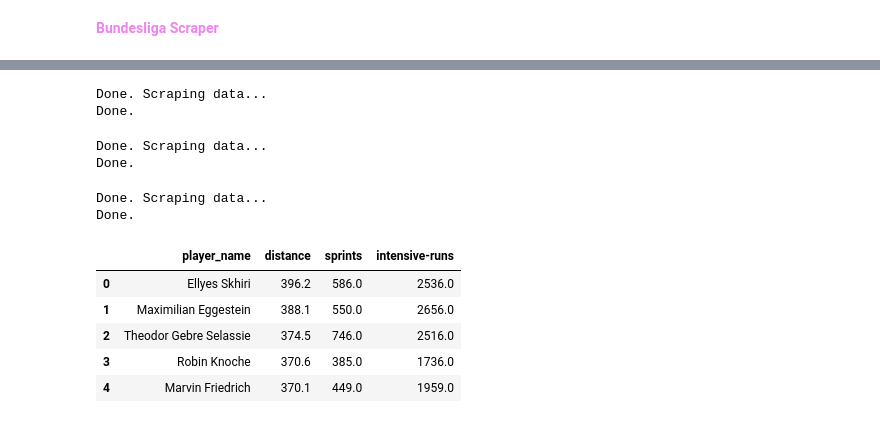
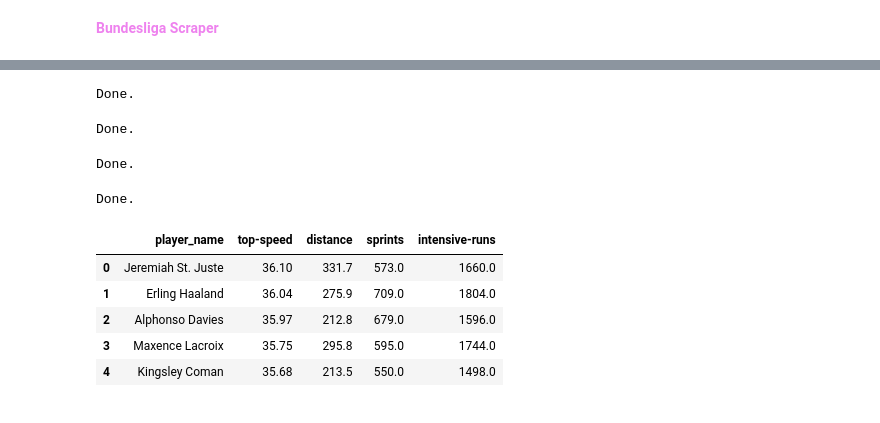
Before and after one commit to sharmaabhishekk/miscellaneous, a Jupyter notebook: bundesliga_distance_scraper.ipynb, the cells around one changed output, grey strips where cells are left out. Saved outputs shown, nothing was run; the diff lists cells and outputs as text; code cells hidden in the pictures.

```diff
--- a/bundesliga_distance_scraper.ipynb
+++ b/bundesliga_distance_scraper.ipynb
@@ -27,7 +30,6 @@ for key, value in web_elements_dict.items():
         time.sleep(1.7)
         load_button.click()
 
-    print(f"Done. Scraping {key} data...")
     data = driver.find_element_by_xpath(table_div_xpath).text
     t = data.split("\n")
     player_data_dict = {t[2]: float(t[3])}
@@ -38,22 +40,21 @@ for key, value in web_elements_dict.items():
     dfs.append(df)
     print("Done.")
 # %% [output]
-Done. Scraping data...
 Done.
-Done. Scraping data...
 Done.
-Done. Scraping data...
 Done.
+Done.
-# %%
-df1, df2, df3 = dfs
-df = df1.merge(df2, on='player_name').merge(df3, on='player_name')
-df.head()
-# %% [output]
-|  | player_name | distance | sprints | intensive-runs |
-| 0 | Ellyes Skhiri | 396.2 | 586.0 | 2536.0 |
-| 1 | Maximilian Eggestein | 388.1 | 550.0 | 2656.0 |
-| 2 | Theodor Gebre Selassie | 374.5 | 746.0 | 2516.0 |
-| 3 | Robin Knoche | 370.6 | 385.0 | 1736.0 |
-| 4 | Marvin Friedrich | 370.1 | 449.0 | 1959.0 |
+# %%
+df = dfs[0]
+for dfx in dfs[1:]:
+    df = df.merge(dfx, on='player_name')
+df.head()
+# %% [output]
+|  | player_name | top-speed | distance | sprints | intensive-runs |
+| 0 | Jeremiah St. Juste | 36.10 | 331.7 | 573.0 | 1660.0 |
+| 1 | Erling Haaland | 36.04 | 275.9 | 709.0 | 1804.0 |
+| 2 | Alphonso Davies | 35.97 | 212.8 | 679.0 | 1596.0 |
+| 3 | Maxence Lacroix | 35.75 | 295.8 | 595.0 | 1744.0 |
+| 4 | Kingsley Coman | 35.68 | 213.5 | 550.0 | 1498.0 |
 # %%
 df.to_csv("bundesliga_distance-stats.csv", index=False)
```
Also changed, not shown: parts of 3 cells of this notebook, 1 other file.
